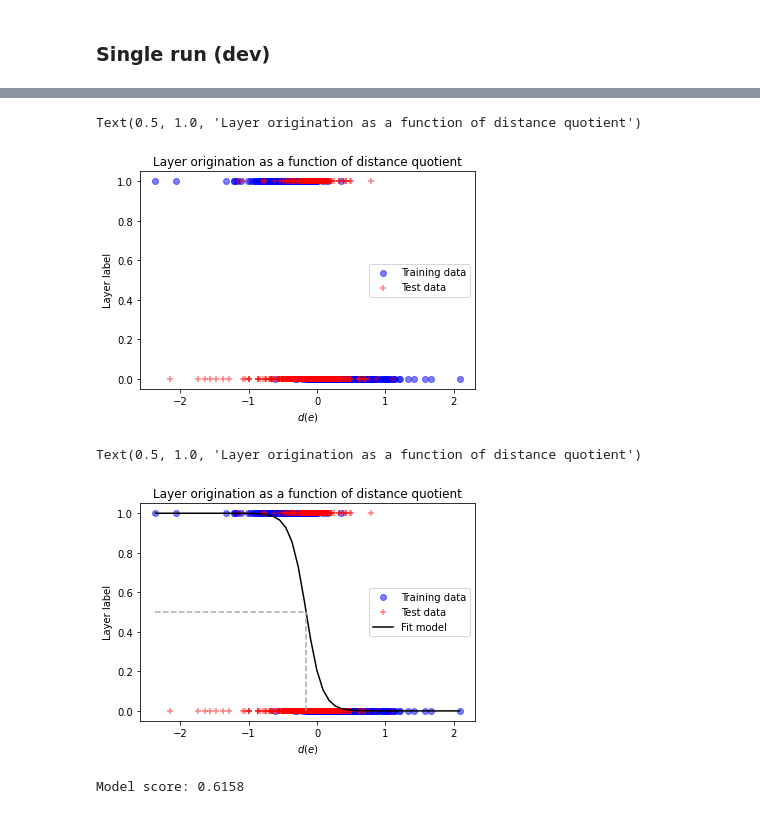
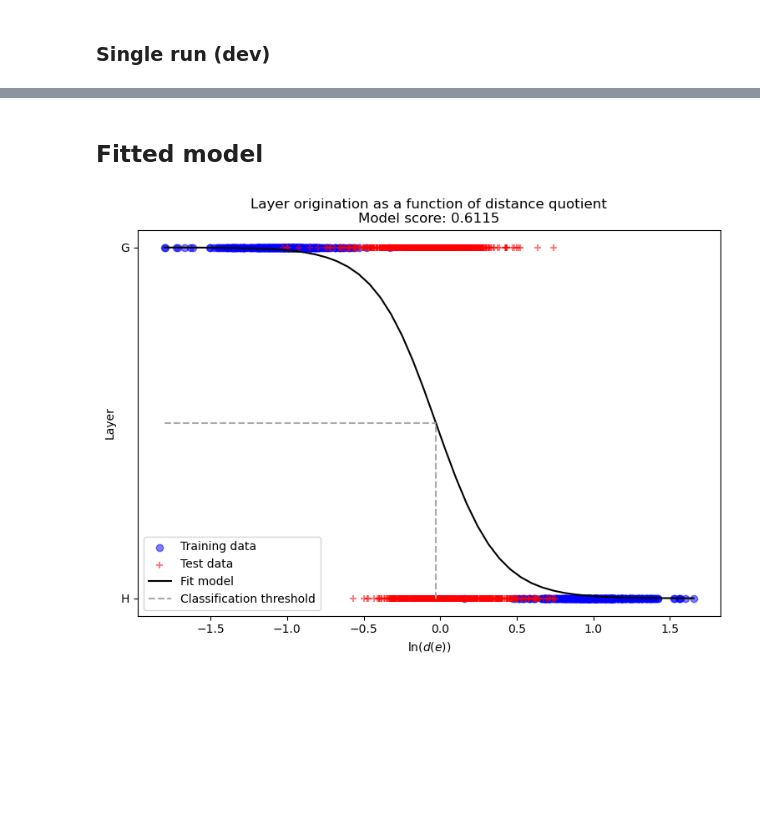
Before and after one commit to kaiser-dan/proj_naive-embedded-reconstruction, a Jupyter notebook: notebooks/ex/EMB_ex20_logistic-regression.ipynb, the cells around one changed output, grey strips where cells are left out. Saved outputs shown, nothing was run; the diff lists cells and outputs as text; code cells hidden in the pictures; blank space fills up the shorter version.

```diff
--- a/notebooks/ex/EMB_ex20_logistic-regression.ipynb
+++ b/notebooks/ex/EMB_ex20_logistic-regression.ipynb
@@ -351,3 +235,24 @@ IndexError: list index out of range
+# %%
+# * Step (5.5) - Standardize embedding vectors
+## Convert to numpy array
+## * Note: Had trouble with non-contiguous node indices, so inflated array size - it should not have an effect on the regression?
+E_G_ = np.zeros(
+    (int(1.1*G.number_of_nodes()), len(E_G[1]))
+)
+E_H_ = np.zeros_like(E_G_)
+
+
+for node, vector in E_G.items():
+    E_G_[node,:] = vector
+for node, vector in E_H.items():
+    E_H_[node,:] = vector
+
+E_G = E_G_
+E_H = E_H_
+
+## Apply standardizing scaler
+E_G = scaler.fit_transform(E_G)
+E_H = scaler.fit_transform(E_H)
 # %%
 # * Steps (6) and (7) - Calculate distances of nodes incident to edges in both embeddings
 distance_ratios_train = np.array([
@@ -405,14 +470,29 @@ Text(0.5, 1.0, 'Test set distances')
+# %% [markdown]
+## Fitted model
 # %%
-plt.figure()
+plt.figure(figsize=(9,6))
+
+expit = lambda x: 1 / (1 + np.exp(-x*coef[0] - intercept[0]))
+xmin = min(min(distance_ratios_train), min(distance_ratios_test))
+xmax = max(max(distance_ratios_train), max(distance_ratios_test))
+xrange = np.linspace(xmin, xmax)
 
 plt.scatter(distance_ratios_train, labels_train, label="Training data", color="blue", marker="o", alpha=0.5)
 plt.scatter(distance_ratios_test, labels_test, label="Test data", color="red", marker="+", alpha=0.5)
 
+plt.plot(xrange, [expit(x) for x in xrange], label="Fit model", color="black")
+
+model_inv_threshold = -intercept[0]/coef[0]
+plt.vlines(model_inv_threshold, 0, 0.5, label="Classification threshold", linestyle="--", color="darkgray")
+plt.hlines(0.5, xmin, model_inv_threshold, linestyle="--", color="darkgray")
+
 plt.legend()
 
-plt.xlabel("$d(e)$")
-plt.ylabel("Layer label")
-plt.title("Layer origination as a function of distance quotient")
+plt.xlabel("$\\ln ( d(e) )$")
+plt.ylabel("Layer")
+plt.yticks([0,1], labels=["H", "G"])
+plt.title(f"Layer origination as a function of distance quotient\nModel score: {model.score(distance_ratios_test, labels_test):.4f}")
+
+plt.savefig(f"../../results/plots/imbalanced-rings_vector-distance-logreg_{TAG}.png", facecolor="white", transparent=False)
 # %% [output]
-Text(0.5, 1.0, 'Layer origination as a function of distance quotient')
-[figure, old version]
+[figure, new version]
@@ -426,30 +498,0 @@ intercept = model.intercept_
-# %%
-plt.figure()
-
-expit = lambda x: 1 / (1 + np.exp(-x*coef[0] - intercept[0]))
-xmin = min(min(distance_ratios_train), min(distance_ratios_test))
-xmax = max(max(distance_ratios_train), max(distance_ratios_test))
-xrange = np.linspace(xmin, xmax)
-
-plt.scatter(distance_ratios_train, labels_train, label="Training data", color="blue", marker="o", alpha=0.5)
-plt.scatter(distance_ratios_test, labels_test, label="Test data", color="red", marker="+", alpha=0.5)
-
-plt.plot(xrange, [expit(x) for x in xrange], label="Fit model", color="black")
-
-model_inv_threshold = -intercept[0]/coef[0]
-plt.vlines(model_inv_threshold, 0, 0.5, linestyle="--", color="darkgray")
-plt.hlines(0.5, xmin, model_inv_threshold, linestyle="--", color="darkgray")
-
-plt.legend()
-
-plt.xlabel("$d(e)$")
-plt.ylabel("Layer label")
-plt.title("Layer origination as a function of distance quotient")
-# %% [output]
-Text(0.5, 1.0, 'Layer origination as a function of distance quotient')
-[figure, removed]
-# %%
-# * Step (9) - Predict testset with reconstruction
-print(f"Model score: {model.score(distance_ratios_test, labels_test):.4f}")
-# %% [output]
-Model score: 0.6158
```
Also changed, not shown: parts of 44 cells of this notebook, 20 other files.
